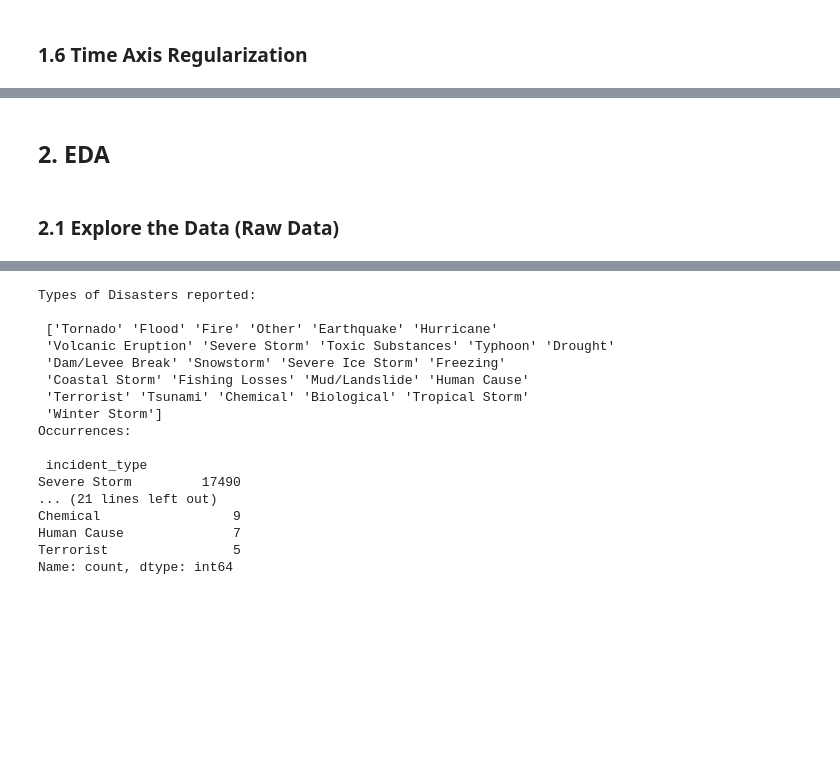
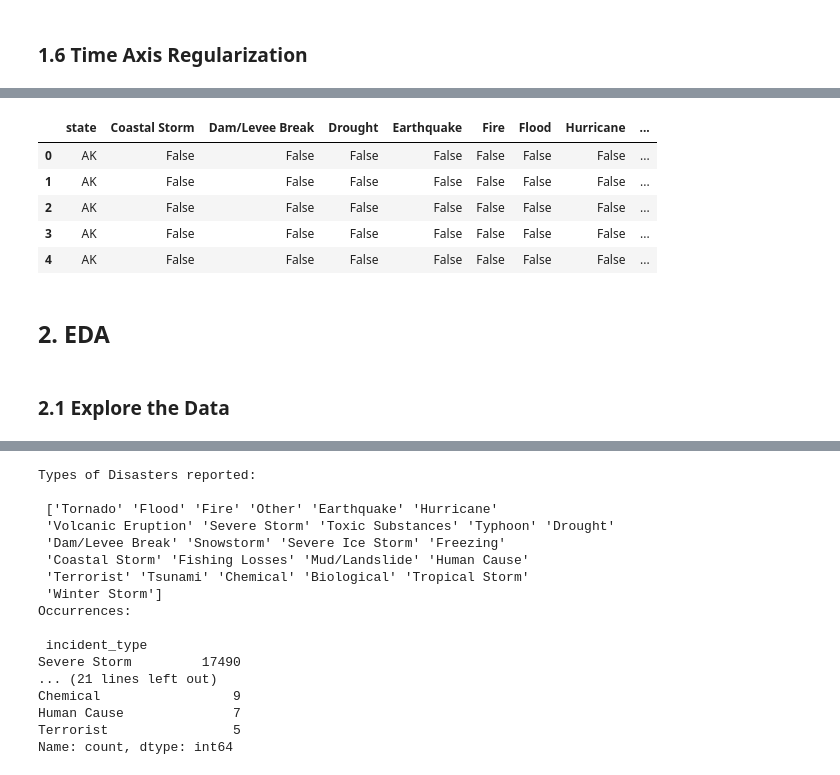
Before and after one commit to helloklow/natural_disasters, a Jupyter notebook: notebooks/low_solution.ipynb, the cells around one changed output, grey strips where cells are left out. Drawn from its saved outputs; the diff is of its cells as text; code cells hidden in the pictures; blank space fills up the shorter version.

```diff
--- a/notebooks/low_solution.ipynb
+++ b/notebooks/low_solution.ipynb
@@ -240,7 +247,24 @@ resampled_df.head(10)
+# %%
+# Clean up the index
+resampled_df.reset_index(inplace=True)
+resampled_df.drop('level_1', axis=1, inplace=True)
+# %%
+# Extract month and year from 'declaration_dtm' and drop
+resampled_df['year']=resampled_df['declaration_dtm'].dt.year
+resampled_df['month']=resampled_df['declaration_dtm'].dt.month
+resampled_df.drop('declaration_dtm', axis=1, inplace=True)
+resampled_df.head()
+# %% [output]
+|  | state | Coastal Storm | Dam/Levee Break | Drought | Earthquake | Fire | Flood | Hurricane | ... |
+| 0 | AK | False | False | False | False | False | False | False | ... |
+| 1 | AK | False | False | False | False | False | False | False | ... |
+| 2 | AK | False | False | False | False | False | False | False | ... |
+| 3 | AK | False | False | False | False | False | False | False | ... |
+| 4 | AK | False | False | False | False | False | False | False | ... |
 # %% [markdown]
 ## 2. EDA
 # %% [markdown]
-### 2.1 Explore the Data (Raw Data)
+### 2.1 Explore the Data
 # %%
 # Examine which states are prone to which disaster types
 state_type=df[['state','incident_type']].groupby('state').describe()
```
Also changed, not shown: parts of 11 cells of this notebook.
